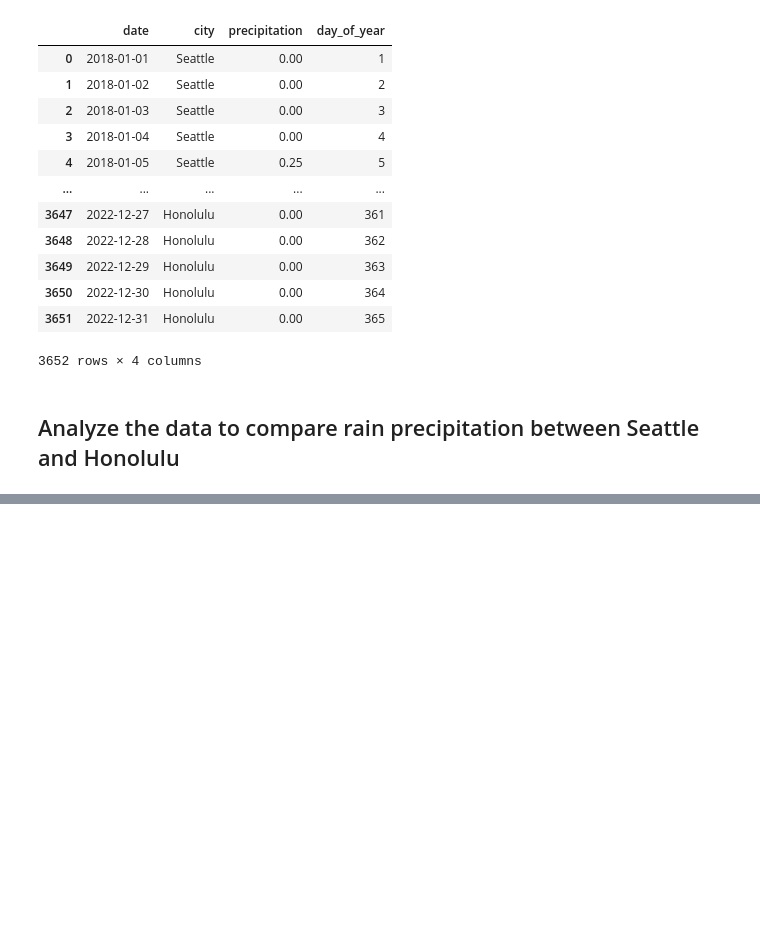
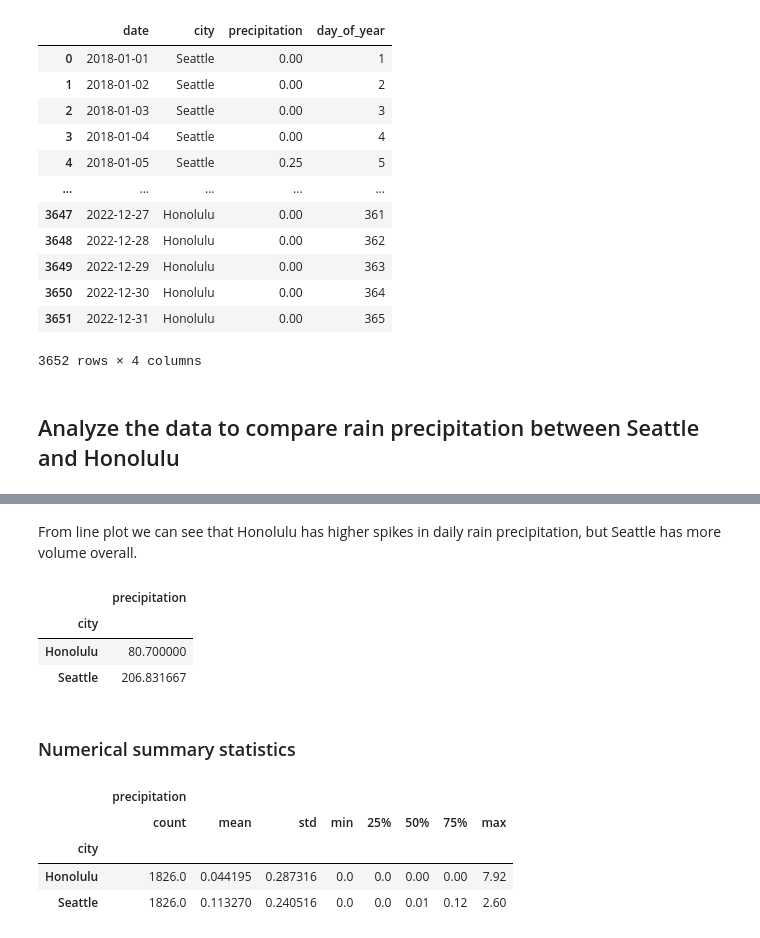
Before and after one commit to JLichwa80/weather, a Jupyter notebook: code/Weather_Data_Analysis.ipynb, the cells around one changed output, grey strips where cells are left out. Drawn from its saved outputs; the diff is of its cells as text; code cells hidden in the pictures; blank space fills up the shorter version.

```diff
--- a/code/Weather_Data_Analysis.ipynb
+++ b/code/Weather_Data_Analysis.ipynb
@@ -37,0 +50,20 @@ df
+# %% [markdown]
+From line plot we can see that Honolulu has higher spikes in daily rain precipitation, but Seattle has more volume overall.
+# %%
+#Total precipitation by city
+df[['city', 'precipitation']].groupby('city').sum()
+# %% [output]
+|  | precipitation |
+| city |  |
+| Honolulu | 80.700000 |
+| Seattle | 206.831667 |
+# %% [markdown]
+### Numerical summary statistics
+# %%
+df[['city', 'precipitation']].groupby('city').describe()
+# %% [output]
+|  | precipitation |  |  |  |  |  |  |  |
+|  | count | mean | std | min | 25% | 50% | 75% | max |
+| city |  |  |  |  |  |  |  |  |
+| Honolulu | 1826.0 | 0.044195 | 0.287316 | 0.0 | 0.0 | 0.00 | 0.00 | 7.92 |
+| Seattle | 1826.0 | 0.113270 | 0.240516 | 0.0 | 0.0 | 0.01 | 0.12 | 2.60 |
```
Also changed, not shown: parts of 7 cells of this notebook, 1 other file.
